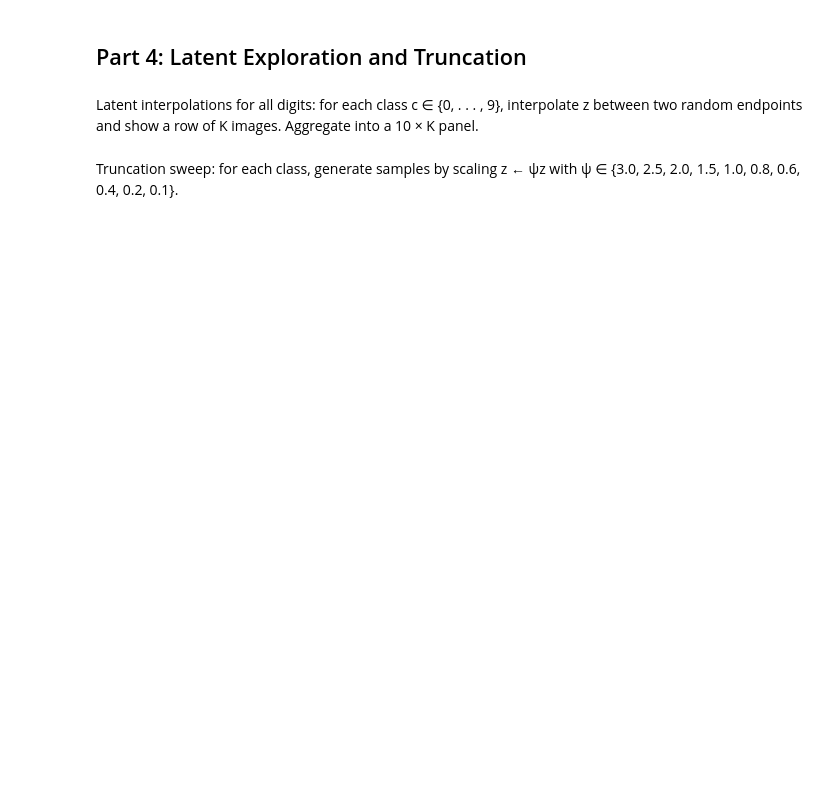
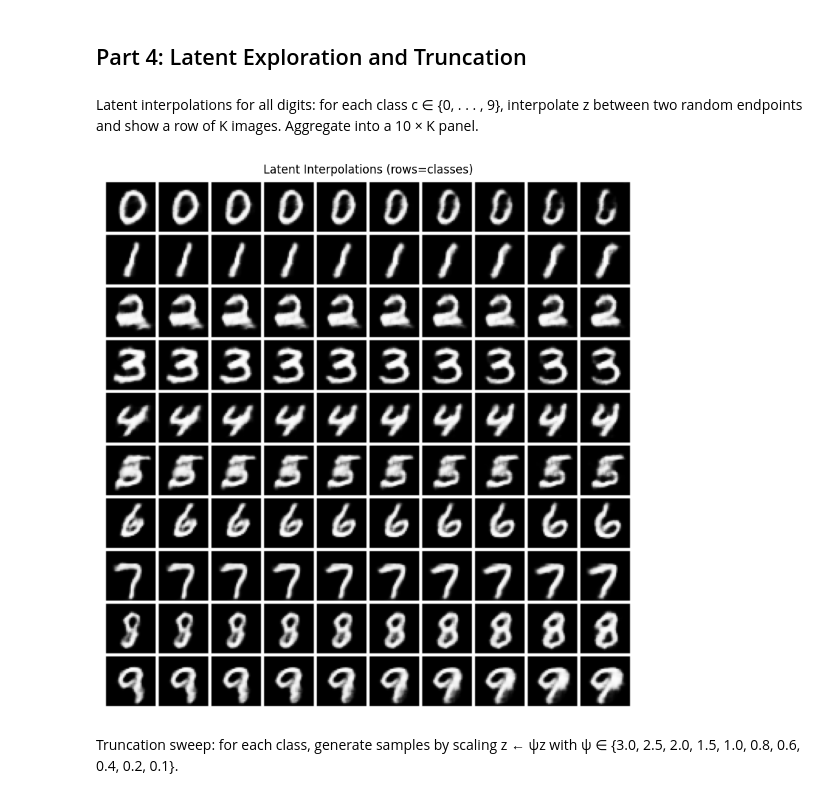
Before and after one commit to Pranjal-Patil-Pers/Conditional_WGAN-GP_on_MNIST, a Jupyter notebook: notebooks/CSC8851 F2025 HW2 Pranjal Patil.ipynb, the cells around one changed output. Cells and saved outputs as stored; diff of their text form; code cells hidden in the pictures; blank space fills up the shorter version.

```diff
--- a/notebooks/CSC8851 F2025 HW2 Pranjal Patil.ipynb
+++ b/notebooks/CSC8851 F2025 HW2 Pranjal Patil.ipynb
@@ -292,55 +292,33 @@ save_image(grid, "conditional_samples.png")
 # %% [markdown]
 Latent interpolations for all digits: for each class c ∈ {0, . . . , 9}, interpolate z between two random endpoints and show a row of K images. Aggregate into a 10 × K panel.
 # %%
-import torch
-import matplotlib.pyplot as plt
-from torchvision.utils import make_grid, save_image
-import numpy as np
-
-# --- Configuration ---
-num_classes = 10
-K = 8                    # number of interpolation steps per row
-z_dim = 128              # latent dimension (same used during training)
+K = 10
 device = next(G_ema.parameters()).device
-
-# --- Put G-ema in evaluation mode ---
 G_ema.eval()
-
-# --- Container for all interpolated rows ---
 rows = []
 
 with torch.no_grad():
     for c in range(num_classes):
-        # Sample two random latent endpoints
-        z_start = torch.randn(1, z_dim, device=device)
-        z_end = torch.randn(1, z_dim, device=device)
-
-        # Interpolate linearly between them
+        rand_endpoint1 = torch.randn(1, z_dim, device=device)
+        rand_endpoint2 = torch.randn(1, z_dim, device=device)
         alphas = torch.linspace(0, 1, K, device=device).unsqueeze(1)
-        z_interp = (1 - alphas) * z_start + alphas * z_end  # shape: [K, z_dim]
-
-        # Repeat label for this class
+        z_interp = (1 - alphas) * rand_endpoint1 + alphas * rand_endpoint2
         labels = torch.full((K,), c, dtype=torch.long, device=device)
-
-        # Generate interpolated samples
         fake_images = G_ema(z_interp, labels)
-        fake_images = (fake_images + 1) / 2  # scale [-1, 1] → [0, 1]
-
+        fake_images = (fake_images + 1) / 2
         rows.append(fake_images)
 
-# --- Combine all class rows into a single grid ---
 all_images = torch.cat(rows, dim=0)
 grid = make_grid(all_images, nrow=K, normalize=False, pad_value=1.0)
 
-# --- Plot ---
 plt.figure(figsize=(K, num_classes))
 plt.imshow(grid.permute(1, 2, 0).cpu())
 plt.axis('off')
 plt.title("Latent Interpolations (rows=classes)")
 plt.show()
-
-# --- Save the panel ---
 save_image(grid, "latent_interpolations_ema.png")
+# %% [output]
+[figure, added]
 # %% [markdown]
 Truncation sweep: for each class, generate samples by scaling z ← ψz with ψ ∈ {3.0, 2.5, 2.0, 1.5, 1.0, 0.8, 0.6, 0.4, 0.2, 0.1}.
 # %%
```
Also changed, not shown: parts of 11 cells of this notebook, 5 other files.
